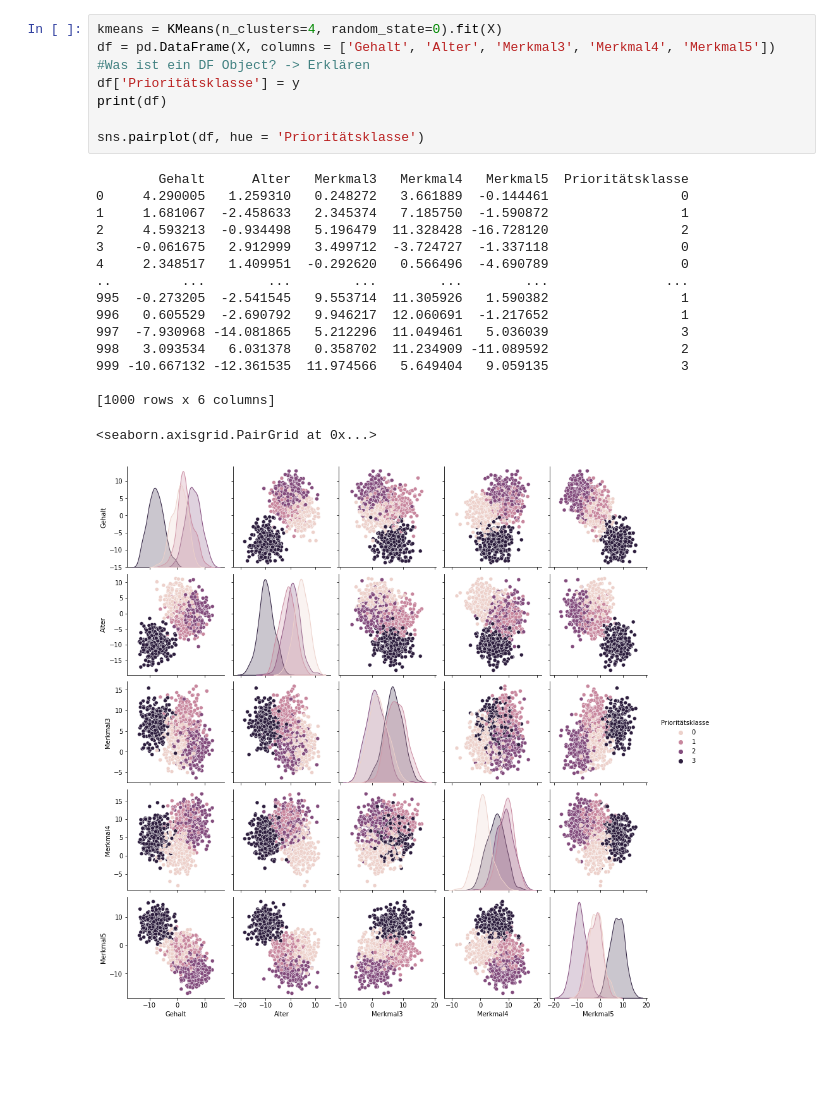
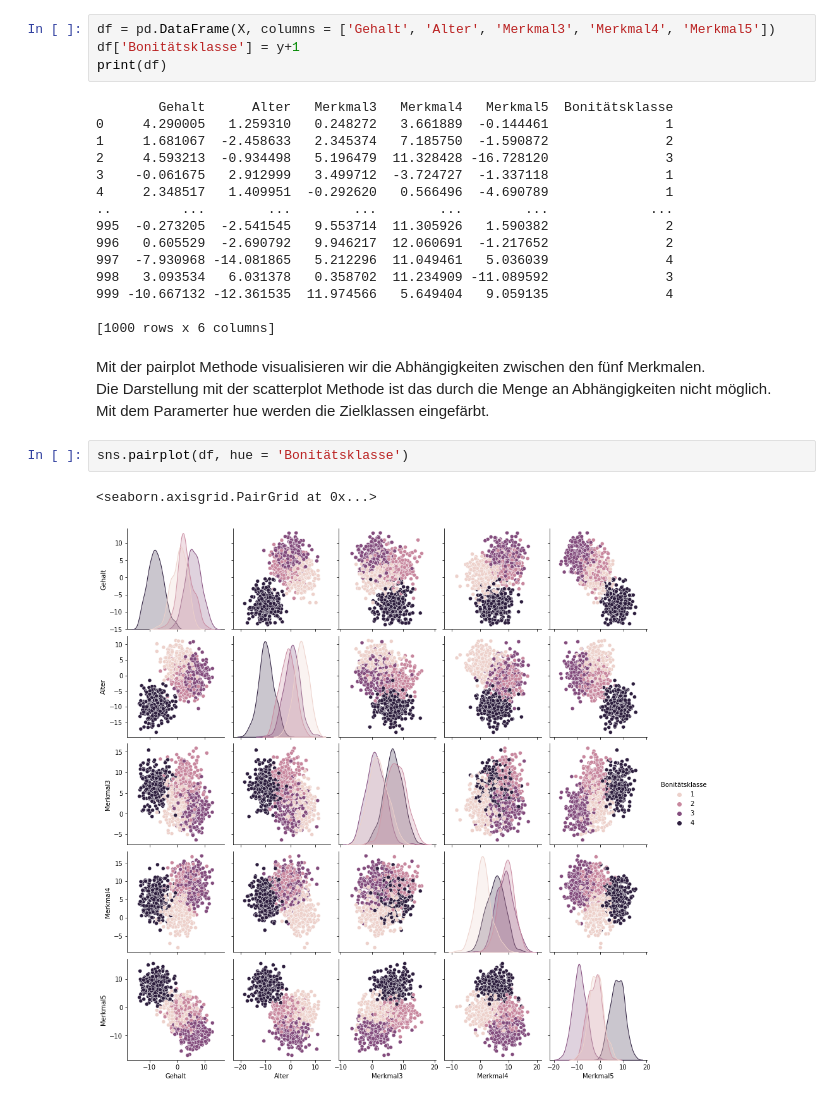
Before and after one commit to Fillippp/Datenanalyse, a Jupyter notebook: partitionierende_clusteranalyse_sample_size_1000.ipynb, the cells around one changed output. Drawn from its saved outputs; the diff is of its cells as text; blank space fills up the shorter version.

```diff
--- a/partitionierende_clusteranalyse_sample_size_1000.ipynb
+++ b/partitionierende_clusteranalyse_sample_size_1000.ipynb
@@ -60,24 +84,28 @@ Anmerkung: Corner = True kürzt Spiegelung weg, evtl. im zweiten Schritt nachher
 # %%
-kmeans = KMeans(n_clusters=4, random_state=0).fit(X)
-df = pd.DataFrame(X, columns = ['Gehalt', 'Alter', 'Merkmal3', 'Merkmal4', 'Merkmal5']) #Was ist ein DF Object? -> Erklären
-df['Prioritätsklasse'] = y
+df = pd.DataFrame(X, columns = ['Gehalt', 'Alter', 'Merkmal3', 'Merkmal4', 'Merkmal5'])
+df['Bonitätsklasse'] = y+1
 print(df)
-
-sns.pairplot(df, hue = 'Prioritätsklasse')
 # %% [output]
-        Gehalt      Alter   Merkmal3   Merkmal4   Merkmal5  Prioritätsklasse
-0     4.290005   1.259310   0.248272   3.661889  -0.144461                 0
-1     1.681067  -2.458633   2.345374   7.185750  -1.590872                 1
-2     4.593213  -0.934498   5.196479  11.328428 -16.728120                 2
-3    -0.061675   2.912999   3.499712  -3.724727  -1.337118                 0
-4     2.348517   1.409951  -0.292620   0.566496  -4.690789                 0
-..         ...        ...        ...        ...        ...               ...
-995  -0.273205  -2.541545   9.553714  11.305926   1.590382                 1
-996   0.605529  -2.690792   9.946217  12.060691  -1.217652                 1
-997  -7.930968 -14.081865   5.212296  11.049461   5.036039                 3
-998   3.093534   6.031378   0.358702  11.234909 -11.089592                 2
-999 -10.667132 -12.361535  11.974566   5.649404   9.059135                 3
+        Gehalt      Alter   Merkmal3   Merkmal4   Merkmal5  Bonitätsklasse
+0     4.290005   1.259310   0.248272   3.661889  -0.144461               1
+1     1.681067  -2.458633   2.345374   7.185750  -1.590872               2
+2     4.593213  -0.934498   5.196479  11.328428 -16.728120               3
+3    -0.061675   2.912999   3.499712  -3.724727  -1.337118               1
+4     2.348517   1.409951  -0.292620   0.566496  -4.690789               1
+..         ...        ...        ...        ...        ...             ...
+995  -0.273205  -2.541545   9.553714  11.305926   1.590382               2
+996   0.605529  -2.690792   9.946217  12.060691  -1.217652               2
+997  -7.930968 -14.081865   5.212296  11.049461   5.036039               4
+998   3.093534   6.031378   0.358702  11.234909 -11.089592               3
+999 -10.667132 -12.361535  11.974566   5.649404   9.059135               4
 
 [1000 rows x 6 columns]
-<seaborn.axisgrid.PairGrid at 0x...>
-[figure, removed]
+# %% [markdown]
+Mit der pairplot Methode visualisieren wir die Abhängigkeiten zwischen den fünf Merkmalen.<br>
+Die Darstellung mit der scatterplot Methode ist das durch die Menge an Abhängigkeiten nicht möglich. <br>
+Mit dem Paramerter hue werden die Zielklassen eingefärbt.
+# %%
+sns.pairplot(df, hue = 'Bonitätsklasse')
+# %% [output]
+<seaborn.axisgrid.PairGrid at 0x...>
+[figure, added]
```
Also changed, not shown: parts of 14 cells of this notebook.
